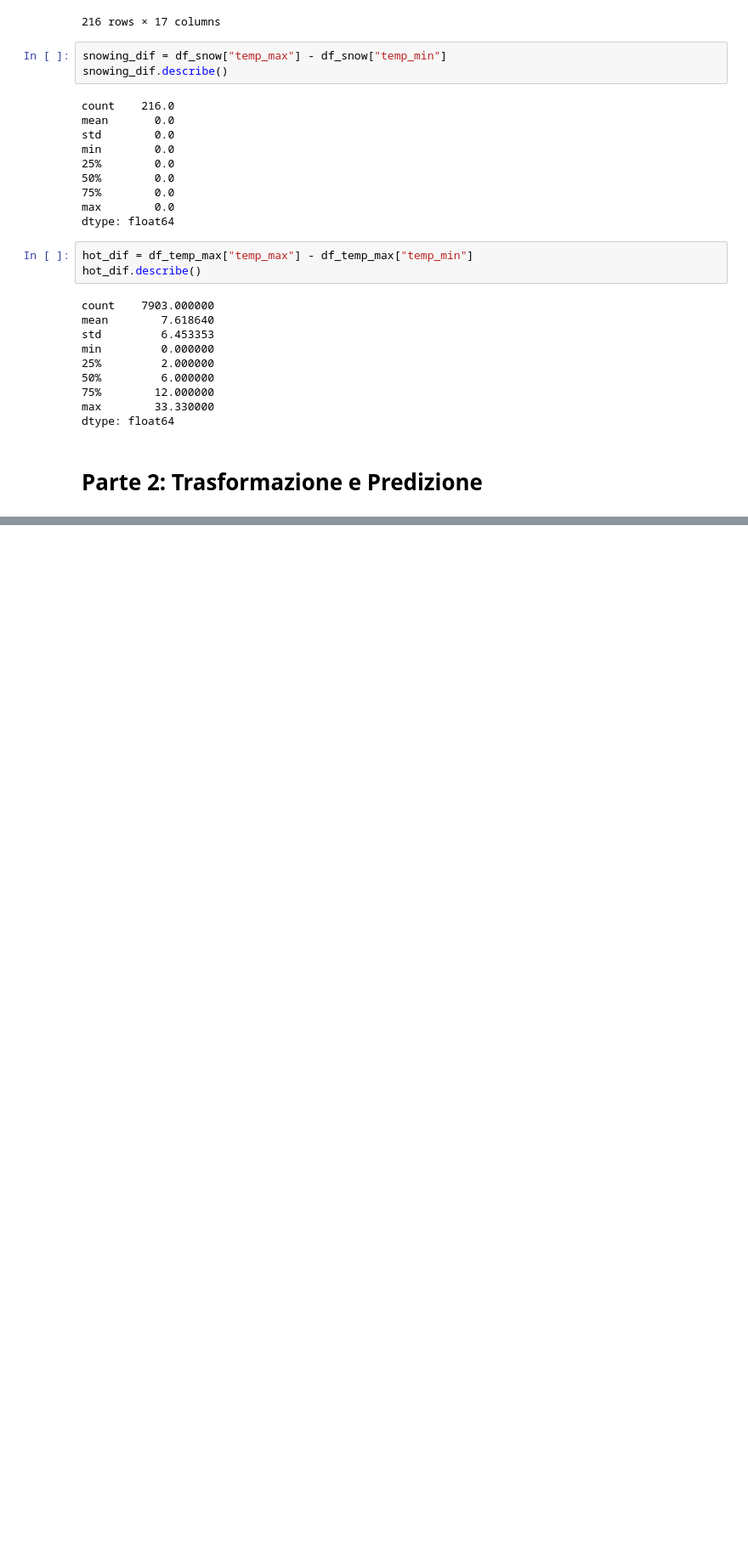
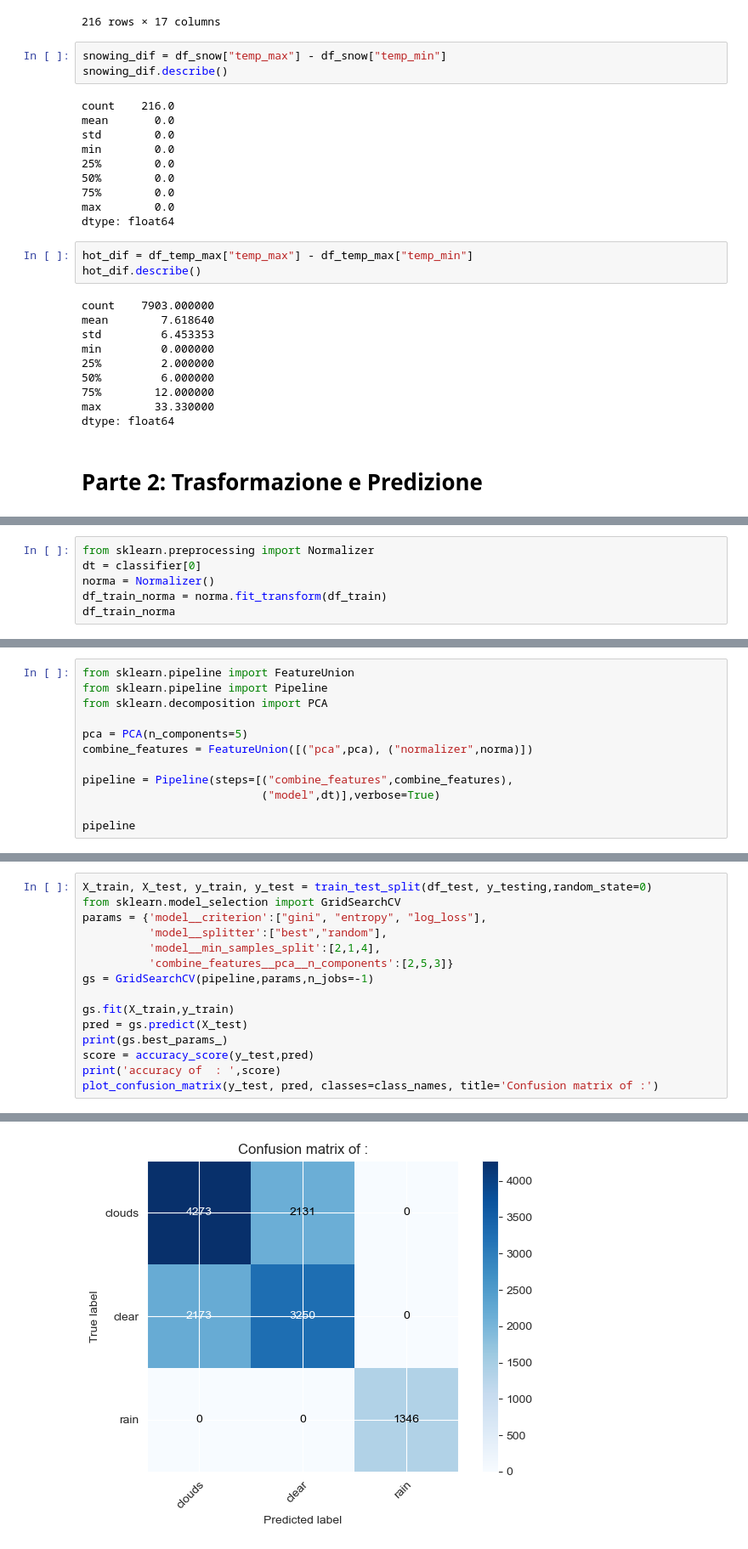
Before and after one commit to Rdm-Nico/BDTA, a Jupyter notebook: Esercitazioni/Esami/28_01_2020.ipynb, the cells around one changed output, grey strips where cells are left out. Shown: that part at 85% size. Drawn from its saved outputs; the diff is of its cells as text; blank space fills up the shorter version.

```diff
--- a/Esercitazioni/Esami/28_01_2020.ipynb
+++ b/Esercitazioni/Esami/28_01_2020.ipynb
@@ -276,0 +528,6 @@ dtype: float64
+# %%
+from sklearn.preprocessing import Normalizer
+dt = classifier[0]
+norma = Normalizer()
+df_train_norma = norma.fit_transform(df_train)
+df_train_norma
@@ -276,0 +555,12 @@ dtype: float64
+# %%
+from sklearn.pipeline import FeatureUnion
+from sklearn.pipeline import Pipeline
+from sklearn.decomposition import PCA
+
+pca = PCA(n_components=5)
+combine_features = FeatureUnion([("pca",pca), ("normalizer",norma)])
+
+pipeline = Pipeline(steps=[("combine_features",combine_features),
+                           ("model",dt)],verbose=True)
+
+pipeline
@@ -276,0 +576,16 @@ dtype: float64
+# %%
+X_train, X_test, y_train, y_test = train_test_split(df_test, y_testing,random_state=0)
+from sklearn.model_selection import GridSearchCV
+params = {'model__criterion':["gini", "entropy", "log_loss"],
+          'model__splitter':["best","random"],
+          'model__min_samples_split':[2,1,4],
+          'combine_features__pca__n_components':[2,5,3]}
+gs = GridSearchCV(pipeline,params,n_jobs=-1)
+
+gs.fit(X_train,y_train)
+pred = gs.predict(X_test)
+print(gs.best_params_)
+score = accuracy_score(y_test,pred)
+print('accuracy of  : ',score)
+plot_confusion_matrix(y_test, pred, classes=class_names, title='Confusion matrix of :')
+# %% [output]
@@ -276,0 +618 @@ dtype: float64
+[figure, added]
```
Also changed, not shown: parts of 36 cells of this notebook.
